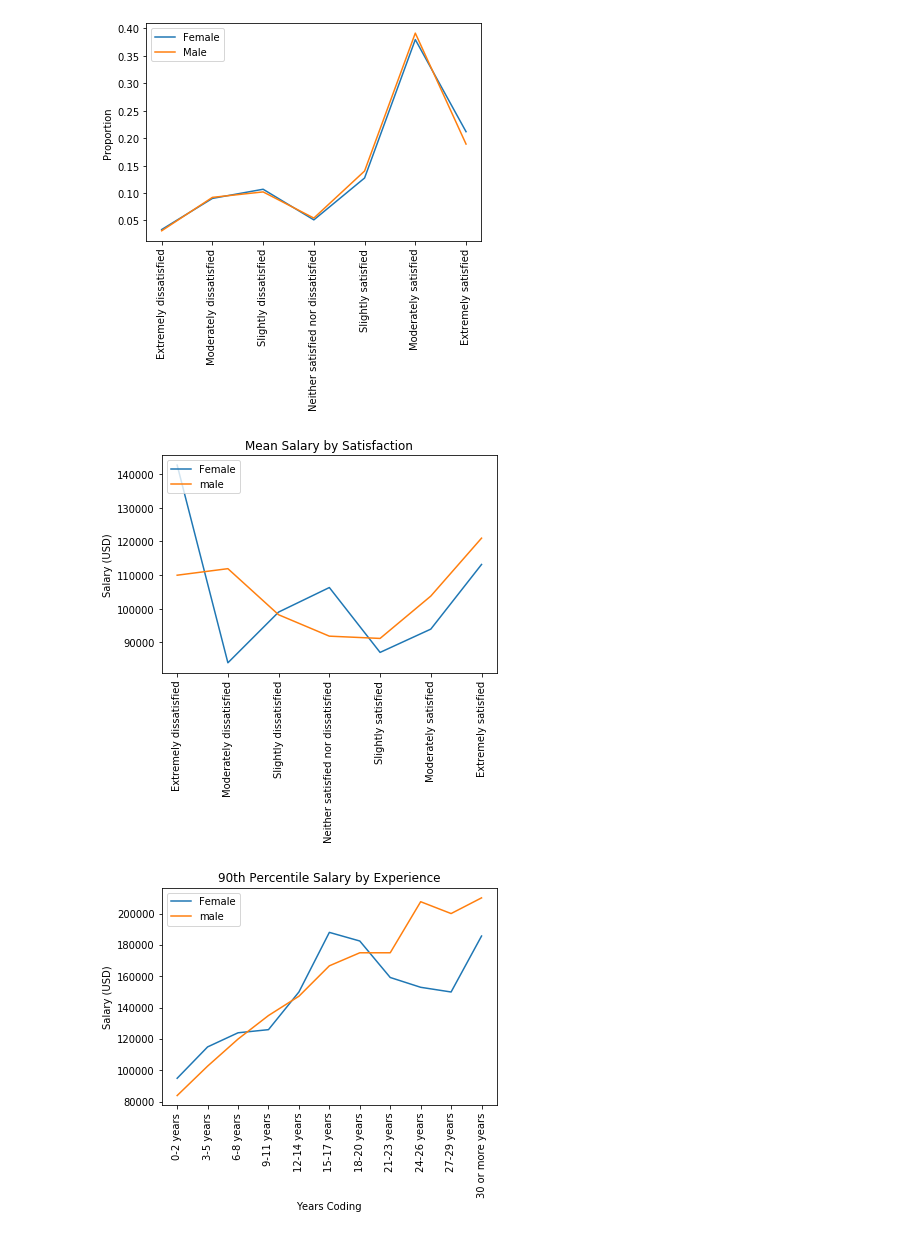
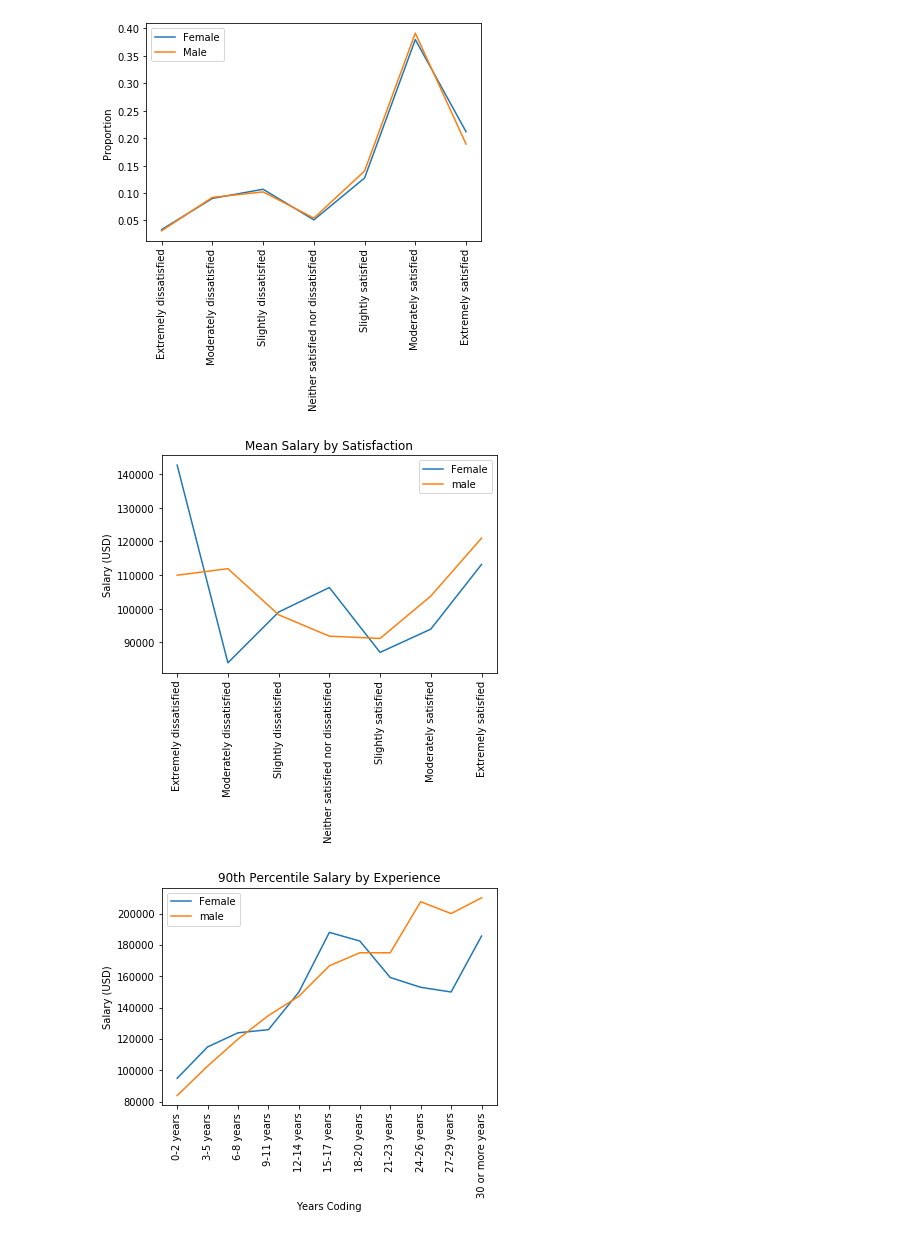
Before and after one commit to dltheobald-Deloitte/GenderGapAnalysis, a Jupyter notebook: Blog_prep.ipynb, the cells around one changed output. Saved outputs shown, nothing was run; the diff lists cells and outputs as text; code cells hidden in the pictures.

```diff
--- a/Blog_prep.ipynb
+++ b/Blog_prep.ipynb
@@ -168,29 +168,29 @@ plt.savefig(os.path.join(os.getcwd(),'Gender_job_satisfaction.png'),bbox_inches=
 # %%
 #Find percentage breakdown for career satisfaction.
 #Mean function ignores nulll values for ConvertedSalary. Groupby function ignores nulll values for CareerSatisfaction
 female_points_3 = df_female.groupby('JobSatisfaction').ConvertedSalary.mean().sort_index()
 male_points_3 = df_male.groupby('JobSatisfaction').ConvertedSalary.mean().sort_index()
 
 female_sort_2 = list(zip(female_points_3.index, female_points_3))
 male_sort_2 = list(zip(male_points_3.index, male_points_3))
 
 x_female_3 = [x[0] for x in female_sort_2]
 y_female_3 = [y[1] for y in female_sort_2]
 x_male_3 = [x[0] for x in male_sort_2]
 y_male_3 = [y[1] for y in male_sort_2]
 
 #Formatting and generating a graph
 plt.title('Mean Salary by Satisfaction')
 plt.ylabel('Salary (USD)')
 plt.xticks(rotation=90)
 
 plt.plot(x_female_3, y_female_3, label = 'Female')
 plt.plot(x_male_3, y_male_3, label = 'male')
 
-plt.legend(loc='upper left', prop={'size':10})
+plt.legend(loc='upper right', prop={'size':10})
 plt.savefig(os.path.join(os.getcwd(),'Gender_pay_by_Satisfaction.png'),bbox_inches='tight')
 # %% [output]
-[figure, old version]
+[figure, new version]
 # %%
 #Calculating 90th percentile salaries by years of experience,
 #Groupby function ignores null values in YearsCoding, quantile function ignores nulll values for ConvertedSalary
```
Also changed, not shown: parts of 17 cells of this notebook, 2 other files.
